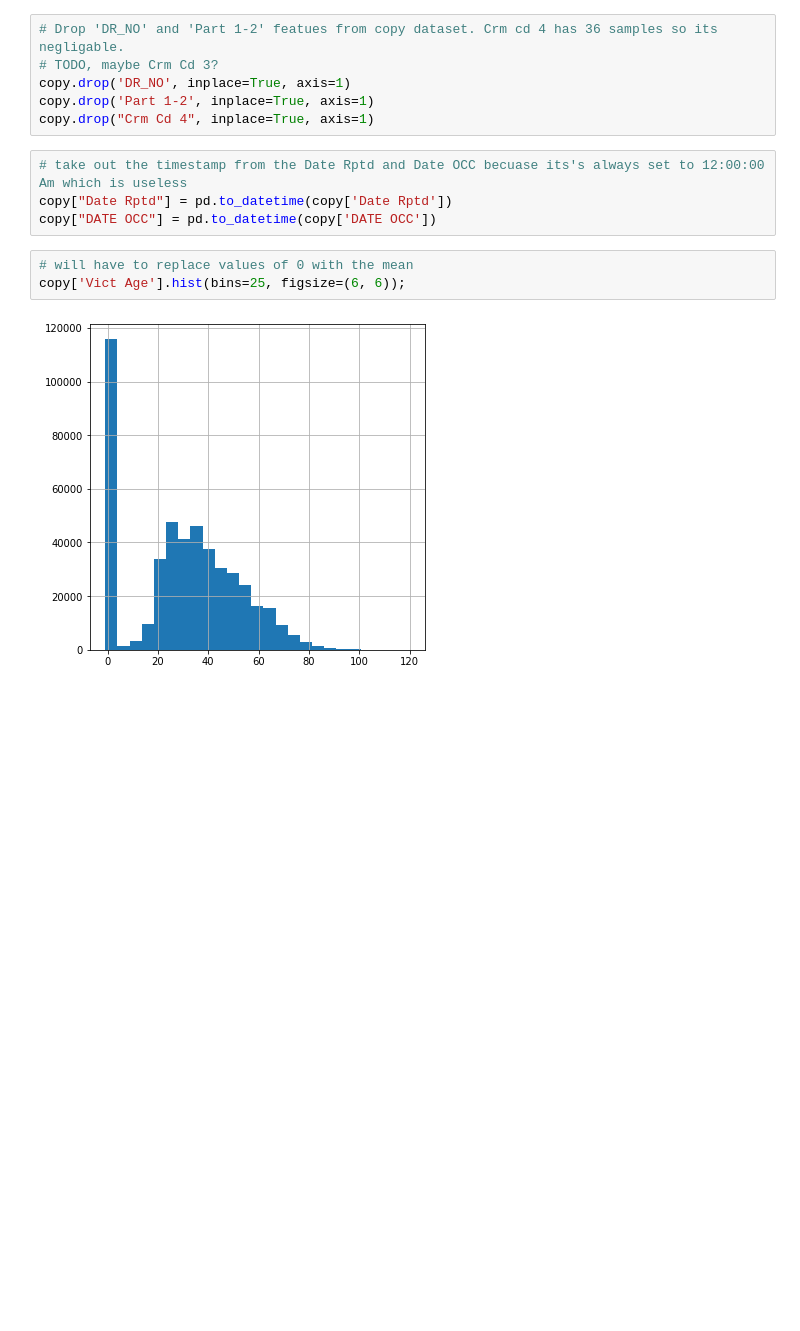
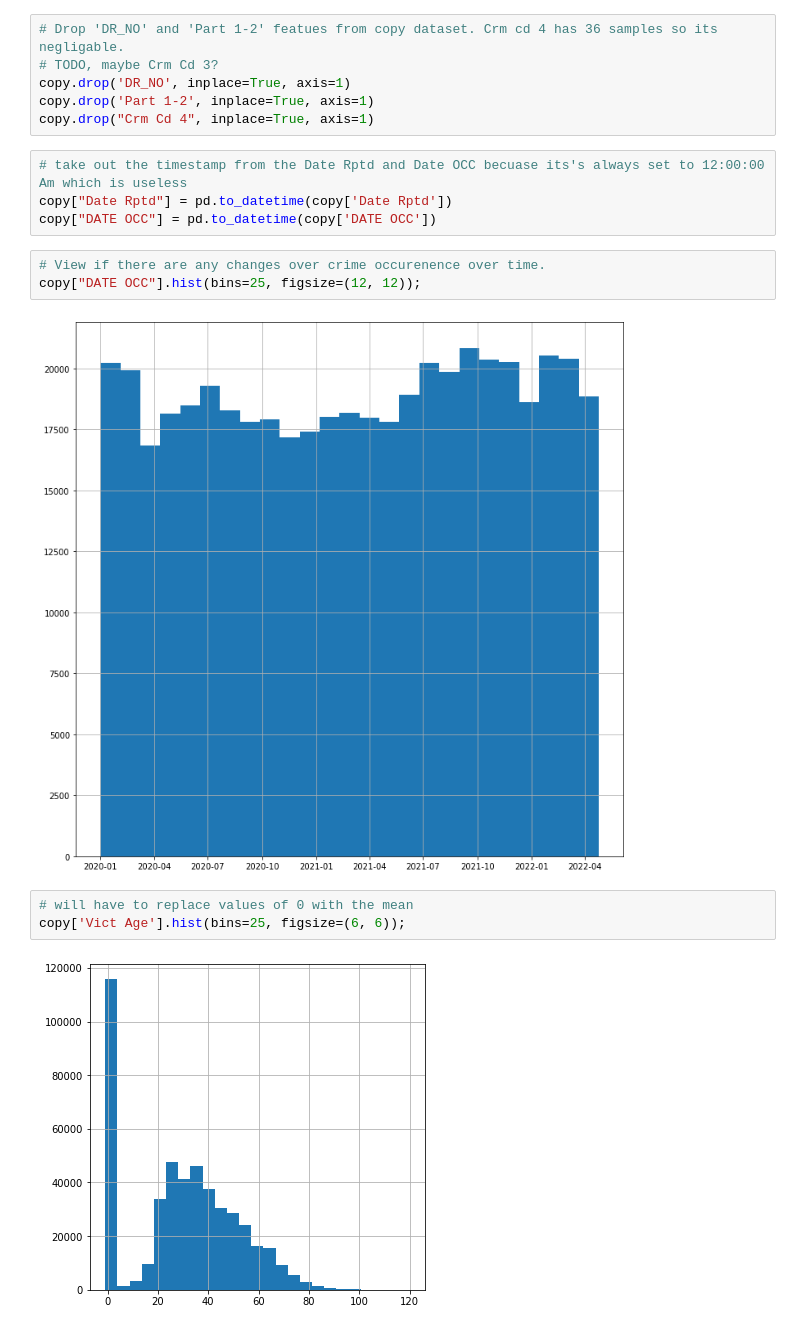
Before and after one commit to cojitamboe15/LACrimeDataML, a Jupyter notebook: LACrimeML.ipynb, the cells around one changed output. Drawn from its saved outputs; the diff is of its cells as text; blank space fills up the shorter version.

```diff
--- a/LACrimeML.ipynb
+++ b/LACrimeML.ipynb
@@ -264,6 +263,11 @@ copy.drop("Crm Cd 4", inplace=True, axis=1)
 # take out the timestamp from the Date Rptd and Date OCC becuase its's always set to 12:00:00 Am which is useless
 copy["Date Rptd"] = pd.to_datetime(copy['Date Rptd'])
 copy["DATE OCC"] = pd.to_datetime(copy['DATE OCC'])
+# %%
+# View if there are any changes over crime occurenence over time.
+copy["DATE OCC"].hist(bins=25, figsize=(12, 12));
+# %% [output]
+[figure, added]
 # %%
 # will have to replace values of 0 with the mean
 copy['Vict Age'].hist(bins=25, figsize=(6, 6));
```
Also changed, not shown: parts of 22 cells of this notebook.
